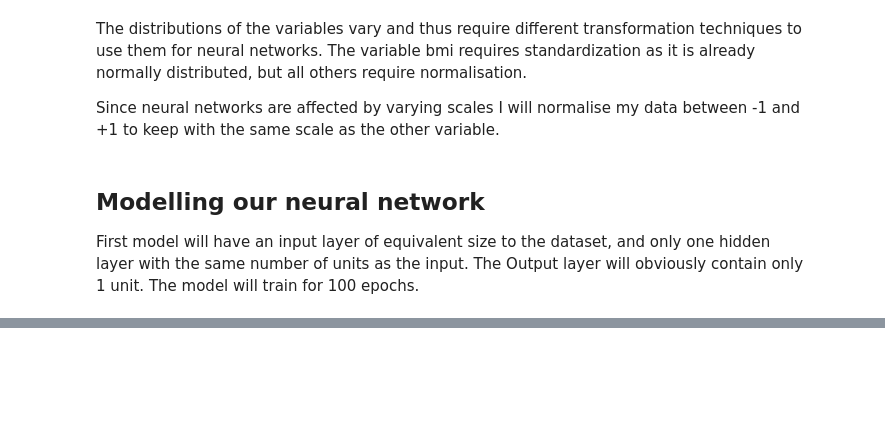
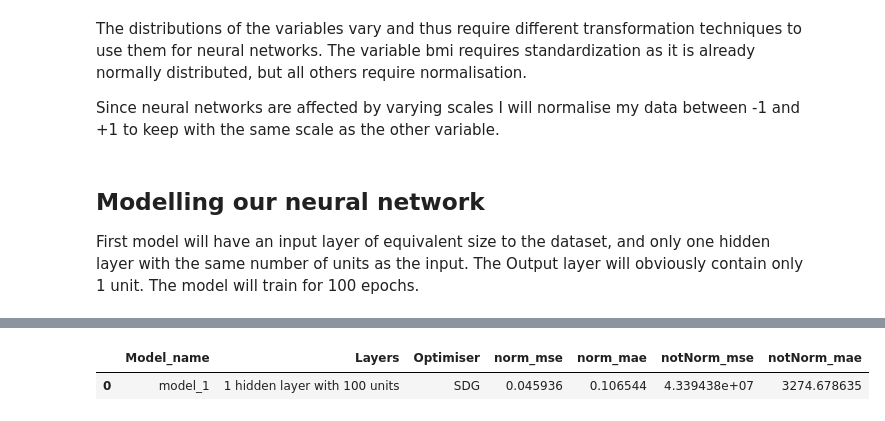
Before and after one commit to georgeharris96/TensorflowDevCourse, a Jupyter notebook: MiniProjects/MedicalInsuranceMiniProject.ipynb, the cells around one changed output, grey strips where cells are left out. Saved outputs shown, nothing was run; the diff lists cells and outputs as text; code cells hidden in the pictures; blank space fills up the shorter version.

```diff
--- a/MiniProjects/MedicalInsuranceMiniProject.ipynb
+++ b/MiniProjects/MedicalInsuranceMiniProject.ipynb
@@ -229,0 +343,5 @@ plt.plot([-1, 1], [-1, 1], '--', c='red')
+# %%
+metrics
+# %% [output]
+|  | Model_name | Layers | Optimiser | norm_mse | norm_mae | notNorm_mse | notNorm_mae |
+| 0 | model_1 | 1 hidden layer with 100 units | SDG | 0.045936 | 0.106544 | 4.339438e+07 | 3274.678635 |
```
Also changed, not shown: parts of 16 cells of this notebook.
